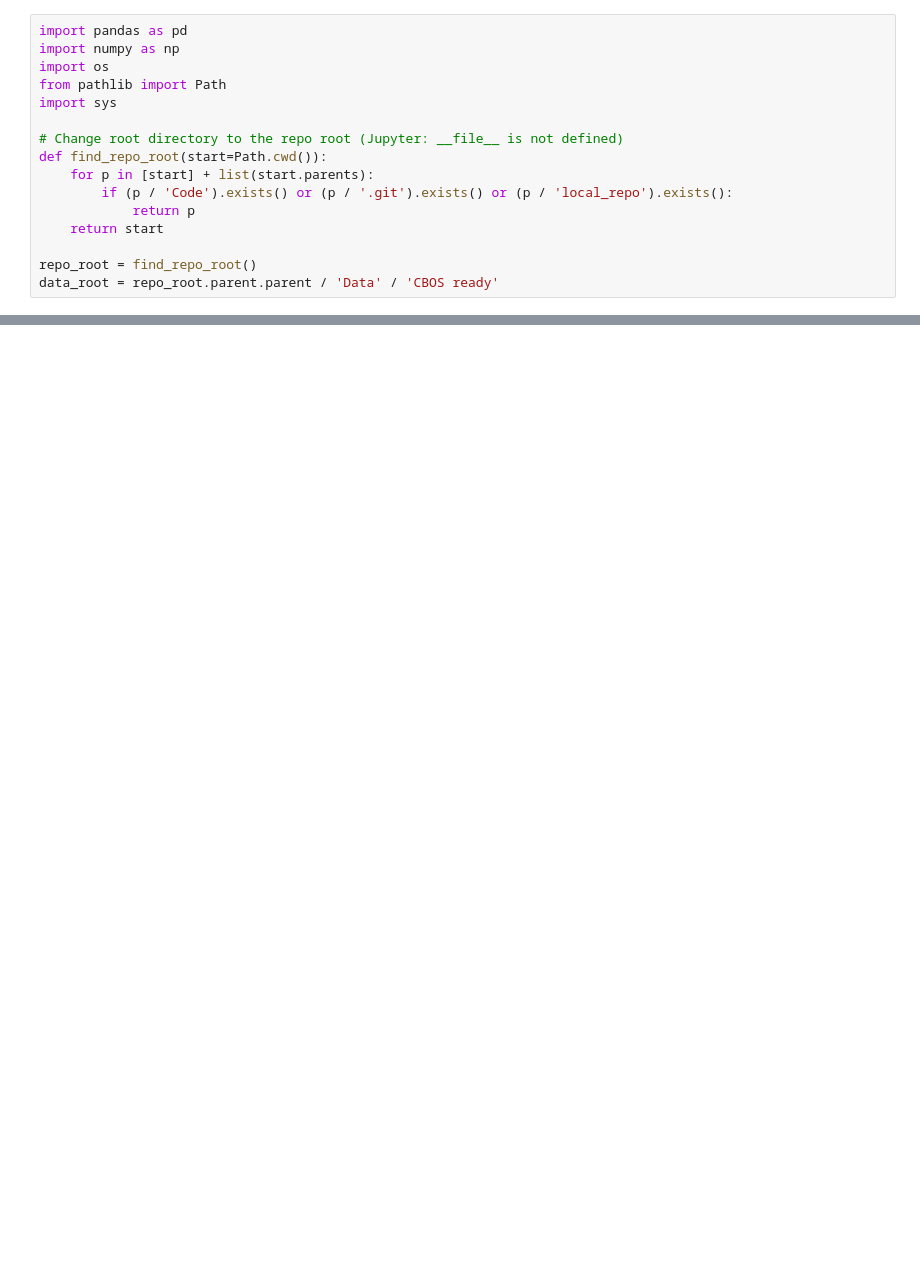
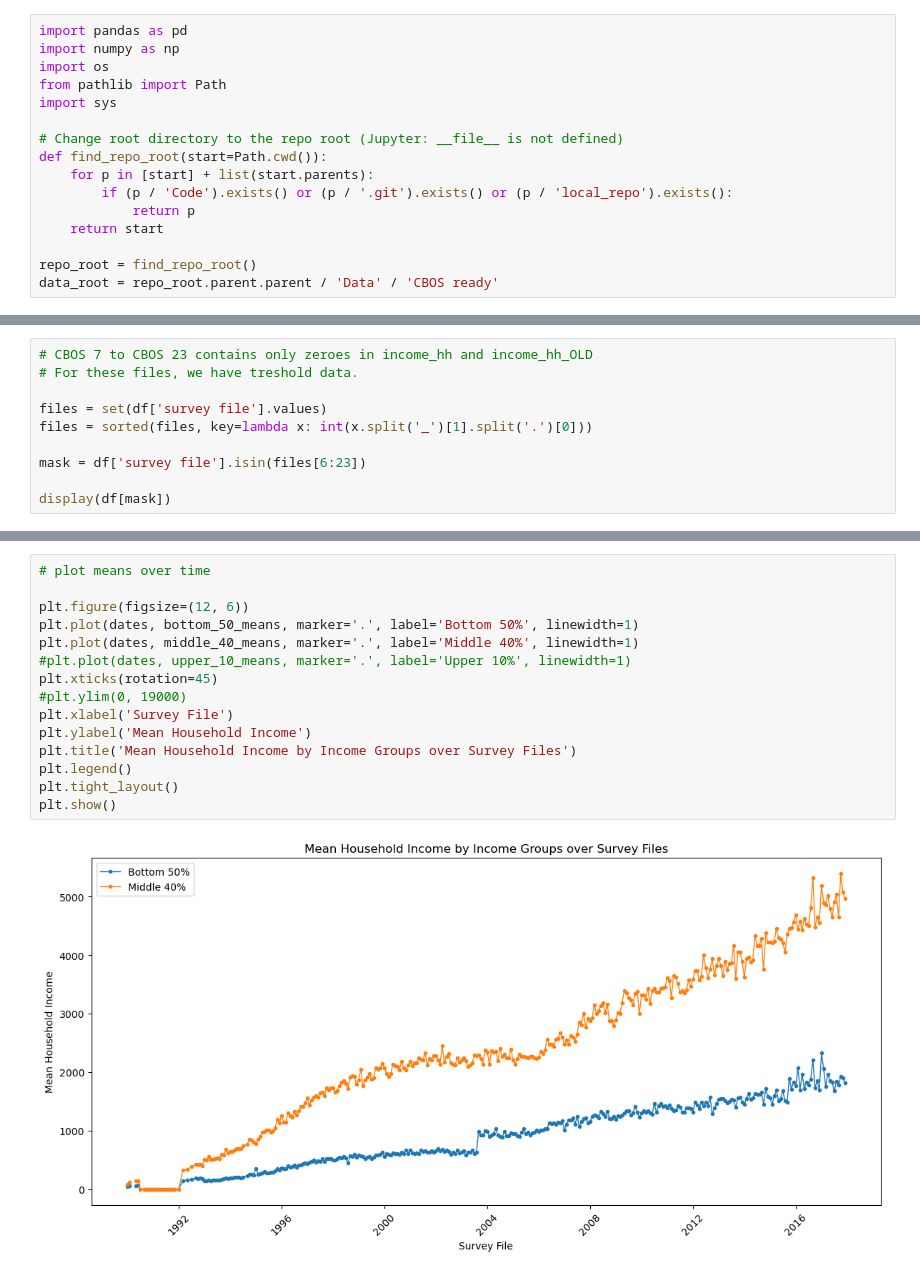
Before and after one commit to jendrkk/LRDWI-Paper, a Jupyter notebook: Code/analysis/01_basic_analysis.ipynb, the cells around one changed output, grey strips where cells are left out. Drawn from its saved outputs; the diff is of its cells as text; blank space fills up the shorter version.

```diff
--- a/Code/analysis/01_basic_analysis.ipynb
+++ b/Code/analysis/01_basic_analysis.ipynb
@@ -35,0 +210,10 @@ df
+# %%
+# CBOS 7 to CBOS 23 contains only zeroes in income_hh and income_hh_OLD
+# For these files, we have treshold data.
+
+files = set(df['survey file'].values)
+files = sorted(files, key=lambda x: int(x.split('_')[1].split('.')[0]))
+
+mask = df['survey file'].isin(files[6:23])
+
+display(df[mask])
@@ -35,0 +277,17 @@ df
+# %%
+# plot means over time
+
+plt.figure(figsize=(12, 6))
+plt.plot(dates, bottom_50_means, marker='.', label='Bottom 50%', linewidth=1)
+plt.plot(dates, middle_40_means, marker='.', label='Middle 40%', linewidth=1)
+#plt.plot(dates, upper_10_means, marker='.', label='Upper 10%', linewidth=1)
+plt.xticks(rotation=45)
+#plt.ylim(0, 19000)
+plt.xlabel('Survey File')
+plt.ylabel('Mean Household Income')
+plt.title('Mean Household Income by Income Groups over Survey Files')
+plt.legend()
+plt.tight_layout()
+plt.show()
+# %% [output]
+[figure, added]
```
Also changed, not shown: parts of 18 cells of this notebook, 4 other files.
